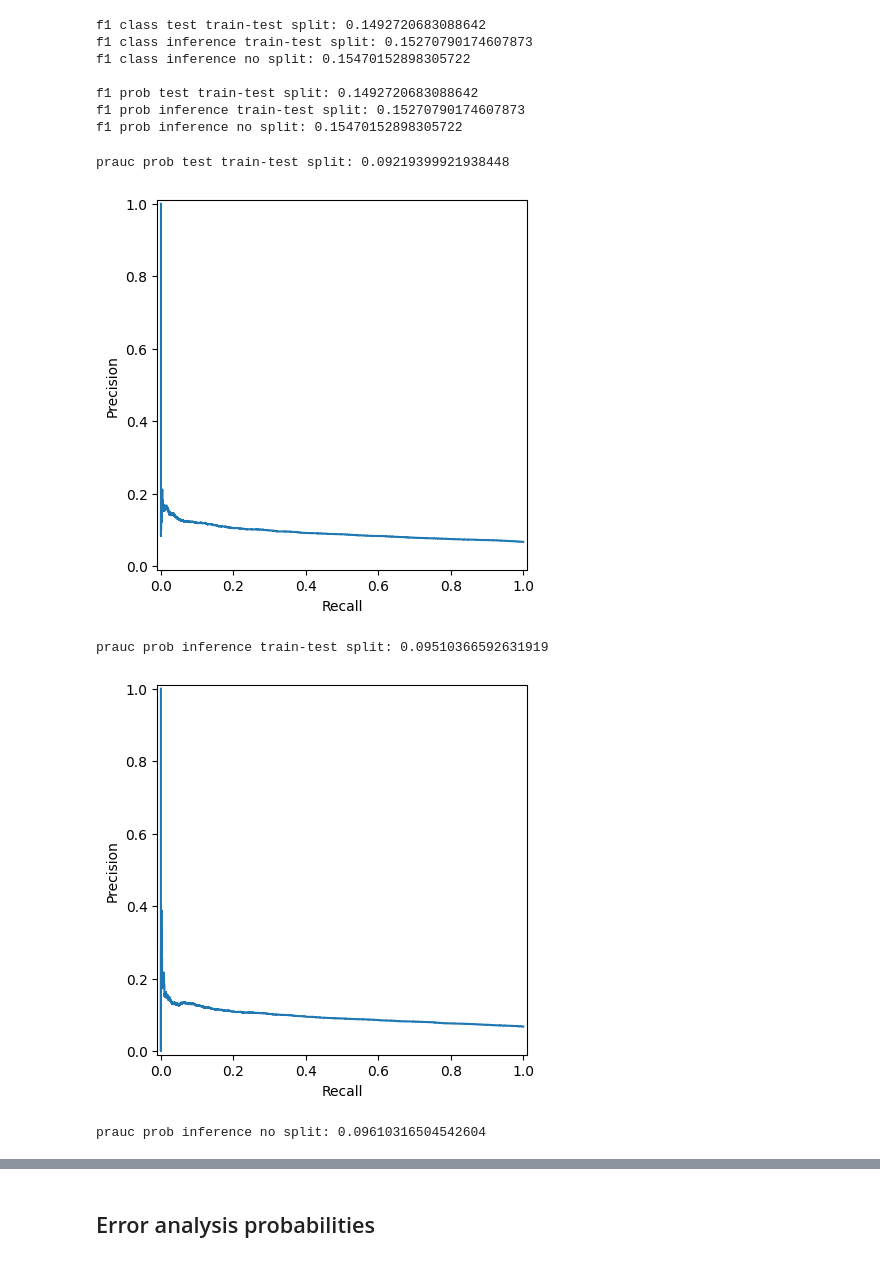
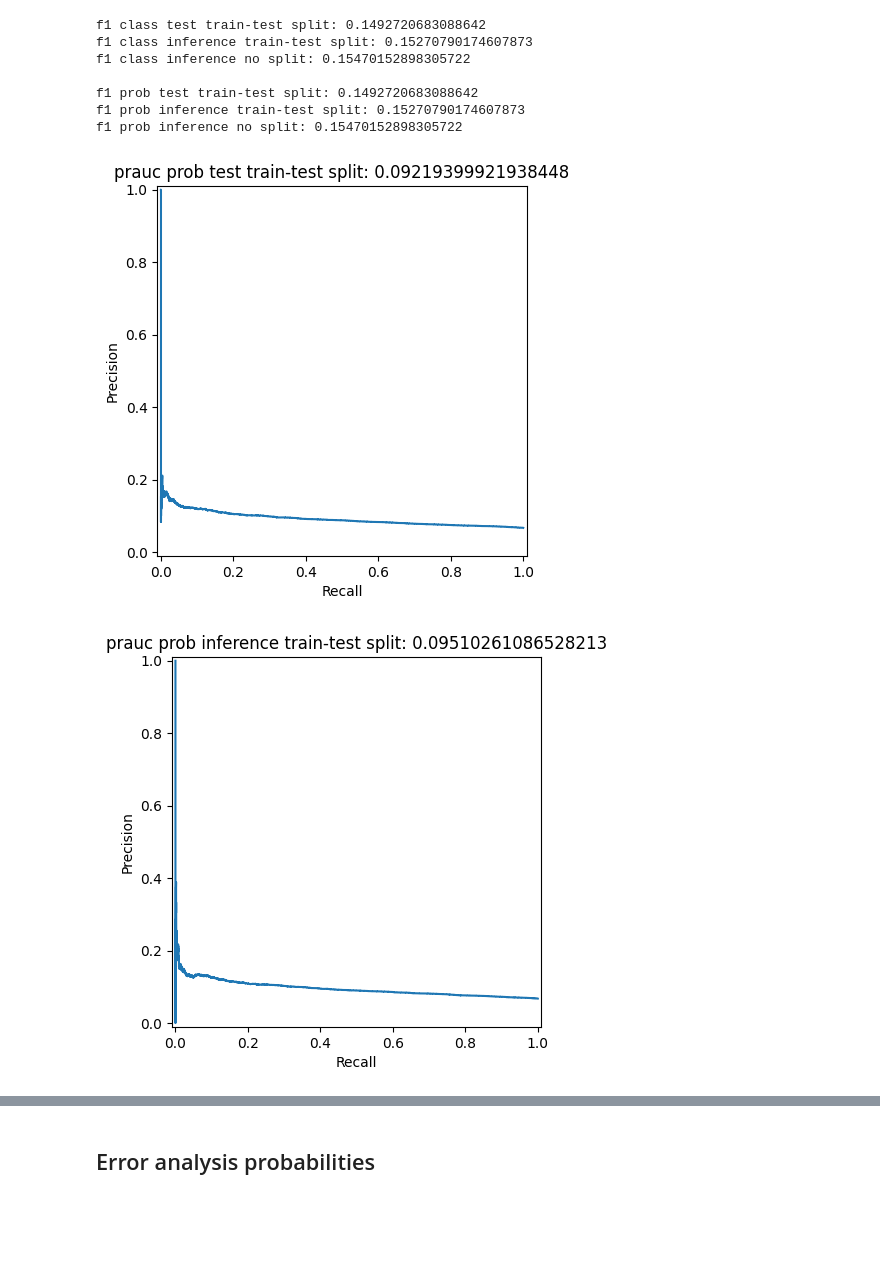
Before and after one commit to OphirTuretz/Y-DATA-Ninjas, a Jupyter notebook: notebooks/error_analysis_ophir.ipynb, the cells around one changed output, grey strips where cells are left out. Saved outputs shown, nothing was run; the diff lists cells and outputs as text; code cells hidden in the pictures; blank space fills up the shorter version.

```diff
--- a/notebooks/error_analysis_ophir.ipynb
+++ b/notebooks/error_analysis_ophir.ipynb
@@ -20,30 +20,30 @@ PRED_TEST = "predictions_test.csv"
 PRED_INFR = "predictions_inference.csv"
 
 # Inference
-y_i = pd.read_csv(GT_INFR)
+y_i = pd.read_csv(GT_INFR, names = ["is_click"])
 display(y_i.head())
 
 # class predictions
 # train-test split
 c_s_p_t = pd.read_csv(CLASS + SPLIT + PRED_TEST)
-c_s_p_i = pd.read_csv(CLASS + SPLIT + PRED_INFR)
+c_s_p_i = pd.read_csv(CLASS + SPLIT + PRED_INFR, names = ["is_click_predicted"])
 
 display(c_s_p_t.head())
 display(c_s_p_i.head())
 
 # no split
-c_ns_p_i= pd.read_csv(CLASS + NO_SPLIT + PRED_INFR)
+c_ns_p_i= pd.read_csv(CLASS + NO_SPLIT + PRED_INFR, names = ["is_click_predicted"])
 display(c_ns_p_i.head())
 
 # probabilities predictions
 # train-test split
 p_s_p_t = pd.read_csv(PROB + SPLIT + PRED_TEST)
-p_s_p_i = pd.read_csv(PROB + SPLIT + PRED_INFR)
+p_s_p_i = pd.read_csv(PROB + SPLIT + PRED_INFR, names = ["is_click_predicted"])
 
 display(p_s_p_t.head())
 display(p_s_p_i.head())
 
 # no split
-p_ns_p_i= pd.read_csv(PROB + NO_SPLIT + PRED_INFR)
+p_ns_p_i= pd.read_csv(PROB + NO_SPLIT + PRED_INFR, names = ["is_click_predicted"])
 display(p_ns_p_i.head())
 # %% [output]
@@ -108,23 +108,20 @@ f1 prob test train-test split: 0.1492720683088642
 f1 prob inference train-test split: 0.15270790174607873
 f1 prob inference no split: 0.15470152898305722
 # %%
-y_trues = [p_s_p_t.is_click, y_i.iloc[:, 0], y_i.iloc[:, 0]]
-y_scores = [p_s_p_t.is_click_predicted, p_s_p_i.iloc[:, 0], p_ns_p_i.iloc[:, 0]]
+y_trues = [p_s_p_t.is_click, y_i.is_click, y_i.is_click]
+y_scores = [p_s_p_t.is_click_predicted, p_s_p_i.is_click_predicted, p_ns_p_i.is_click_predicted]
 results_labels = ["prob test train-test split",
                   "prob inference train-test split",
                   "prob inference no split"]
 
 for y_true, y_score, label in zip(y_trues, y_scores, results_labels):
     precision, recall, thresholds = precision_recall_curve(y_true, y_score)
     pr_auc = auc(recall, precision)
-    print(f"prauc {label}: {pr_auc}")
     disp = PrecisionRecallDisplay(precision=precision, recall=recall)
     disp.plot()
+    plt.title(f"prauc {label}: {pr_auc}")
     plt.show()
     print()
 # %% [output]
-prauc prob test train-test split: 0.09219399921938448
-[figure, old version]
+[figure, new version]
-prauc prob inference train-test split: 0.09510366592631919
-[figure, old version]
+[figure, new version]
-prauc prob inference no split: 0.09610316504542604
```
Also changed, not shown: parts of 3 cells of this notebook.
